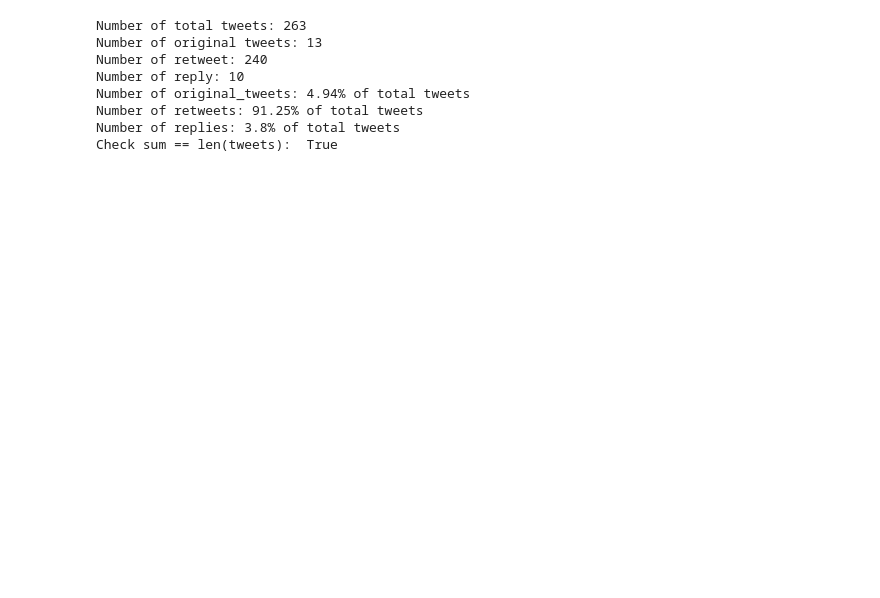
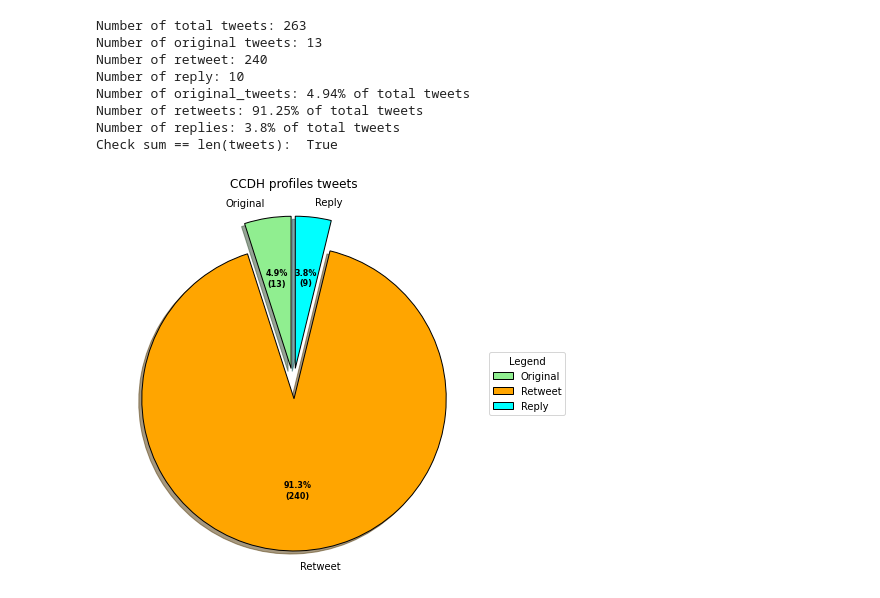
Before and after one commit to gi-ux/BachelorProject, a Jupyter notebook: notebook/Disinform_CCDH.ipynb, the cells around one changed output. Saved outputs shown, nothing was run; the diff lists cells and outputs as text; code cells hidden in the pictures; blank space fills up the shorter version.

```diff
--- a/notebook/Disinform_CCDH.ipynb
+++ b/notebook/Disinform_CCDH.ipynb
@@ -396,6 +485,10 @@ Number of original_tweets: 4.94% of total tweets
 Number of retweets: 91.25% of total tweets
 Number of replies: 3.8% of total tweets
 Check sum == len(tweets):  True
+# %%
+print_pie_chart3("CCDH profiles tweets","Original","Retweet", "Reply", d_original_len, d_retweet_len, d_reply_len)
+# %% [output]
+[figure, added]
 # %%
 urls = [tweets_utils.url_decompress(v) if v != "[]" else "0" for v in link]
 date = [tweets_utils.process_datetime(v) for v in data]
```
Also changed, not shown: parts of 21 cells of this notebook, 1 other file.
